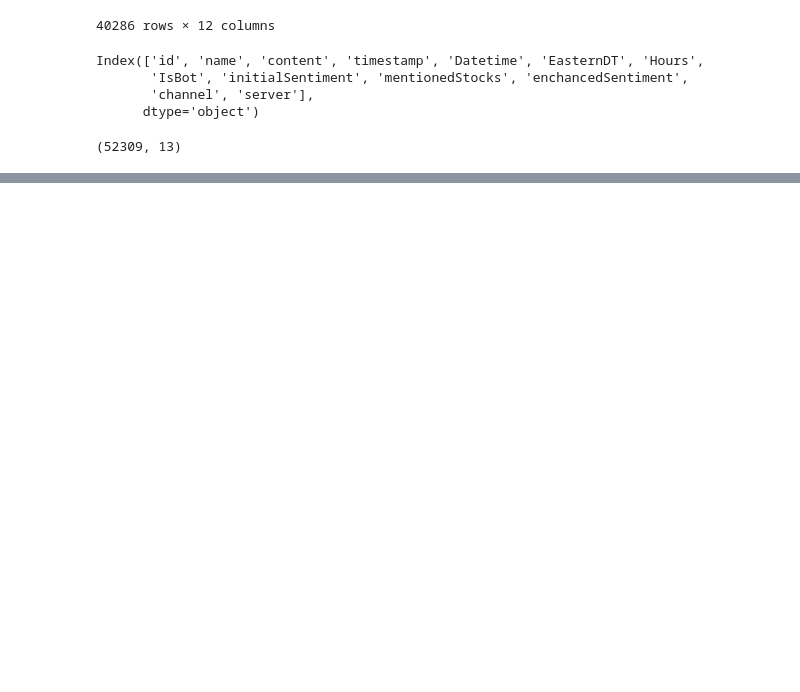
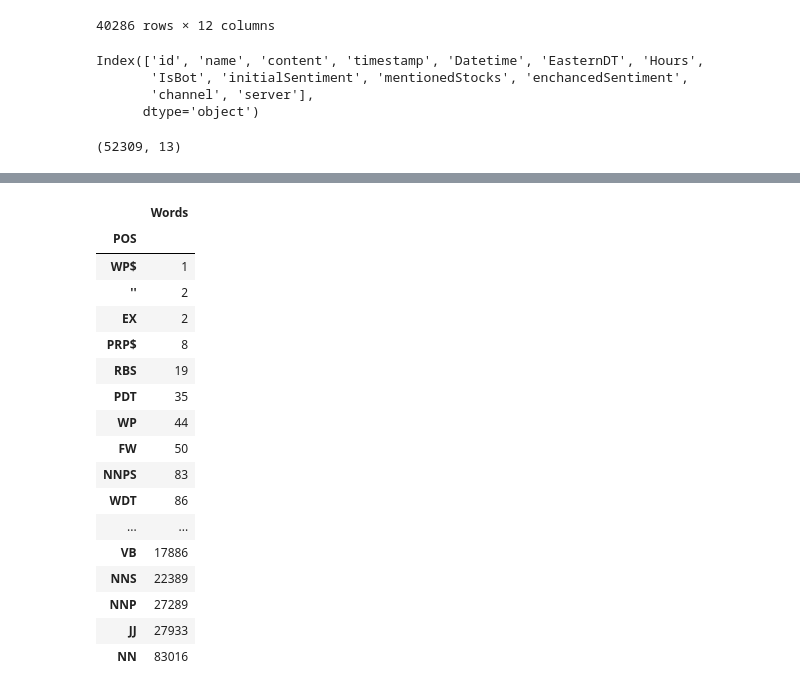
Before and after one commit to dgustave/Retail-Sentiment, a Jupyter notebook: NLP/CommentProcessFlow.ipynb, the cells around one changed output, grey strips where cells are left out. Drawn from its saved outputs; the diff is of its cells as text; code cells hidden in the pictures; blank space fills up the shorter version.

```diff
--- a/NLP/CommentProcessFlow.ipynb
+++ b/NLP/CommentProcessFlow.ipynb
@@ -1966,0 +2055,34 @@ connection.close()
+# %%
+a_words_list = []
+a_pos_list = []
+wordypattern = "\w+"
+for sentences in almighty_df.content.values:
+    sents = sent_tokenize(sentences)
+    for sen in sents:
+        if "n't" in sen:
+            sen = sen.replace("n't", "nt")
+        words_list = re.findall(wordypattern, sen)
+        pos_tags_list = pos_tag(words_list)
+        for word, pos in pos_tags_list:
+            word = word.lower()
+            if (word in stop_words) or (word in string.punctuation) or (str.isnumeric(word)) or (word in string.punctuation):
+                    next
+            else:
+                a_words_list.append(word)
+                a_pos_list.append(pos)
+
+#         words = re.findall(wordypattern, sen)
+#         for word in words:
+#             word = word.lower()
+#             elist = emoji.emoji_lis(word)
+#             if elist != []:
+#                 next
+#             else:
+#                 if (word in stop_words) or (word in string.punctuation) or (str.isnumeric(word)) or (word in string.punctuation):
+#                     next
+#                 else:
+#                     if (word not in lex_dict_discord_almighty.keys()):
+#                         word = word.strip()
+#                         lex_dict_discord_almighty[word] = 1
+#                     else:
+#                         lex_dict_discord_almighty[word] += 1
@@ -1966,0 +2097,3 @@ connection.close()
+# %%
+partOfSpeechs = pd.DataFrame({"Words": a_words_list,
+             "POS": a_pos_list})
@@ -1966,0 +2117,21 @@ connection.close()
+# %%
+partOfSpeechs.groupby("POS").count().sort_values("Words")
+# %% [output]
+|  | Words |
+| POS |  |
+| WP$ | 1 |
+| '' | 2 |
+| EX | 2 |
+| PRP$ | 8 |
+| RBS | 19 |
+| PDT | 35 |
+| WP | 44 |
+| FW | 50 |
+| NNPS | 83 |
+| WDT | 86 |
+| ... | ... |
+| VB | 17886 |
+| NNS | 22389 |
+| NNP | 27289 |
+| JJ | 27933 |
+| NN | 83016 |
```
Also changed, not shown: parts of 36 cells of this notebook.
